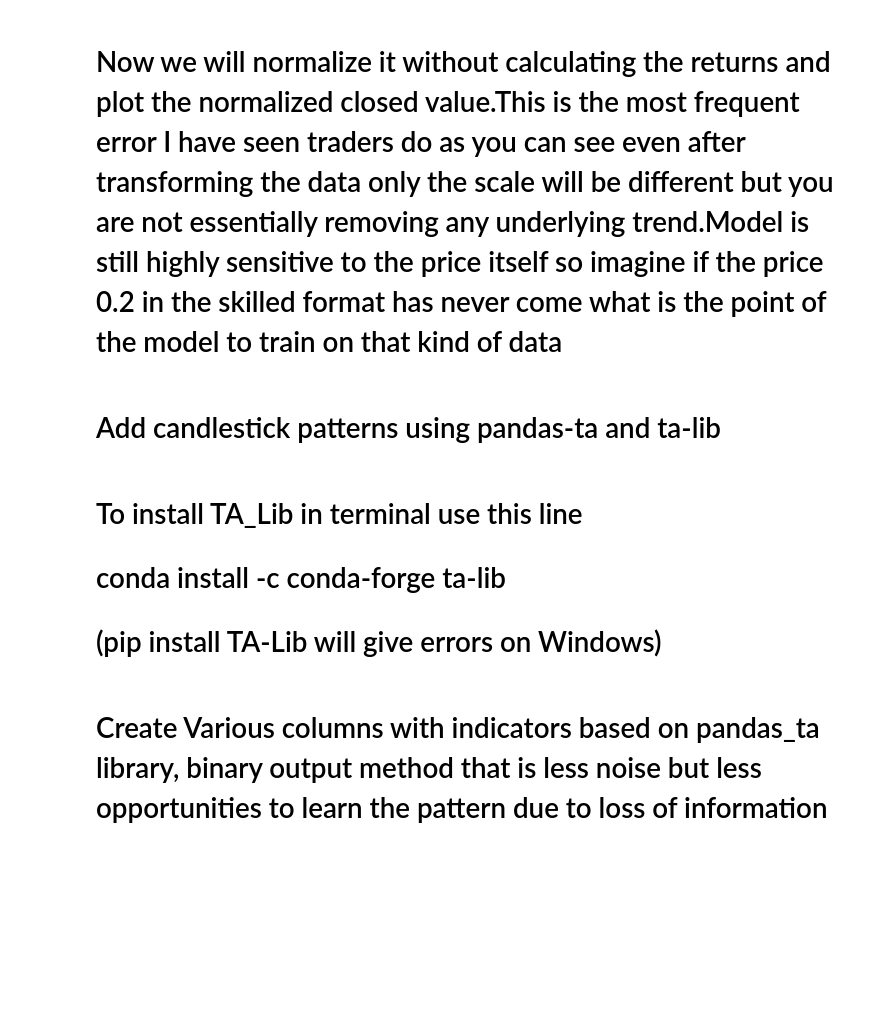
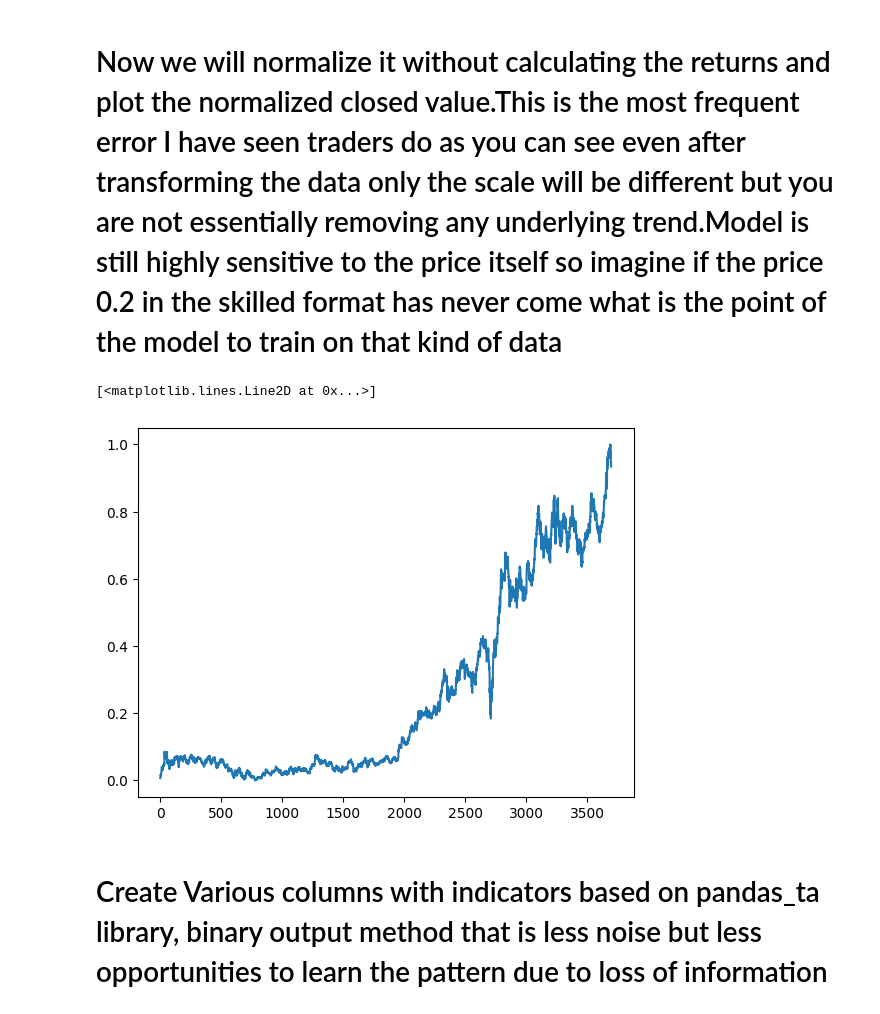
Before and after one commit to beinghorizontal/Quantext, a Jupyter notebook: lstm_ohlc_denoised2.ipynb, the cells around one changed output. Cells and saved outputs as stored; diff of their text form; code cells hidden in the pictures; blank space fills up the shorter version.

```diff
--- a/lstm_ohlc_denoised2.ipynb
+++ b/lstm_ohlc_denoised2.ipynb
@@ -59,9 +71,10 @@ print(f"Using device: {device}")
 # %% [markdown]
 # Now we will normalize it without calculating the returns and plot the normalized closed value.This is the most frequent error I have seen traders do as you can see even after transforming the data only the scale will be different but you are not essentially removing any underlying trend.Model is still highly sensitive to the price itself so imagine if the price 0.2 in the skilled format has never come what is the point of the model to train on that kind of data
 # %%
-# scaler = MinMaxScaler(feature_range=(-1, 1))
-# df_test = df.copy()
-# scaled_data = scaler.fit_transform(df_test[['Open', 'High', 'Low', 'Close','Volume']])
-# plt.plot(scaled_data[:, 3])
+scaler = MinMaxScaler(feature_range=(0, 1))
+df_test = df.copy()
+scaled_data = scaler.fit_transform(df_test[['Open', 'High', 'Low', 'Close','Volume']])
+plt.plot(scaled_data[:, 3])
+# %% [output]
+[<matplotlib.lines.Line2D at 0x...>]
+[figure, added]
-# %% [markdown]
-# Add candlestick patterns using pandas-ta and ta-lib
@@ -70,7 +81,3 @@ print(f"Using device: {device}")
-# %% [markdown]
-# To install TA_Lib in terminal use this line
-# conda install -c conda-forge ta-lib
-# (pip install TA-Lib will give errors on Windows)
 # %% [markdown]
 # Create Various columns with indicators based on pandas_ta  library, binary output method that is less noise but less opportunities to learn the pattern due to loss of information
 # %%
```
Also changed, not shown: parts of 24 cells of this notebook.
